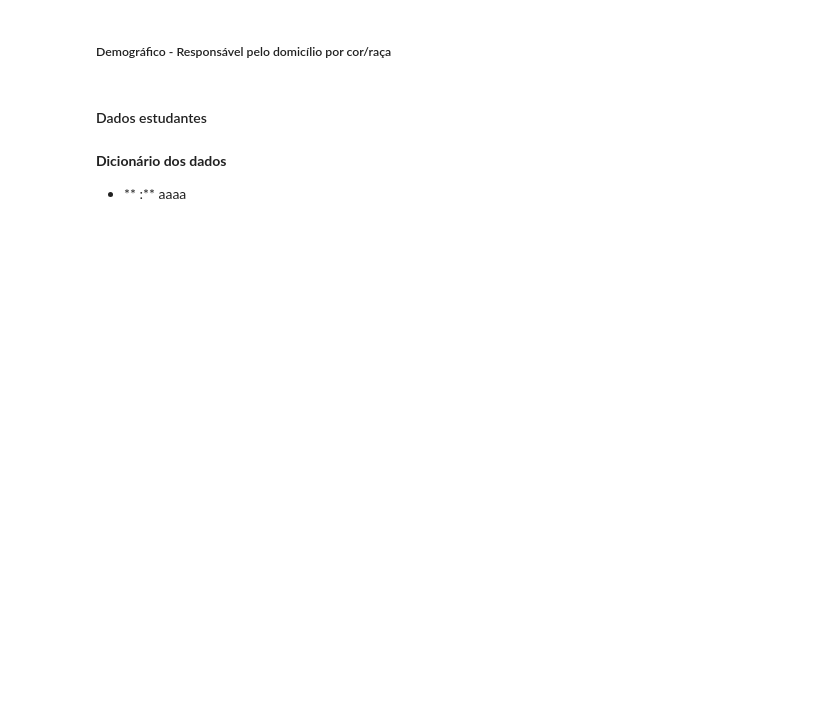
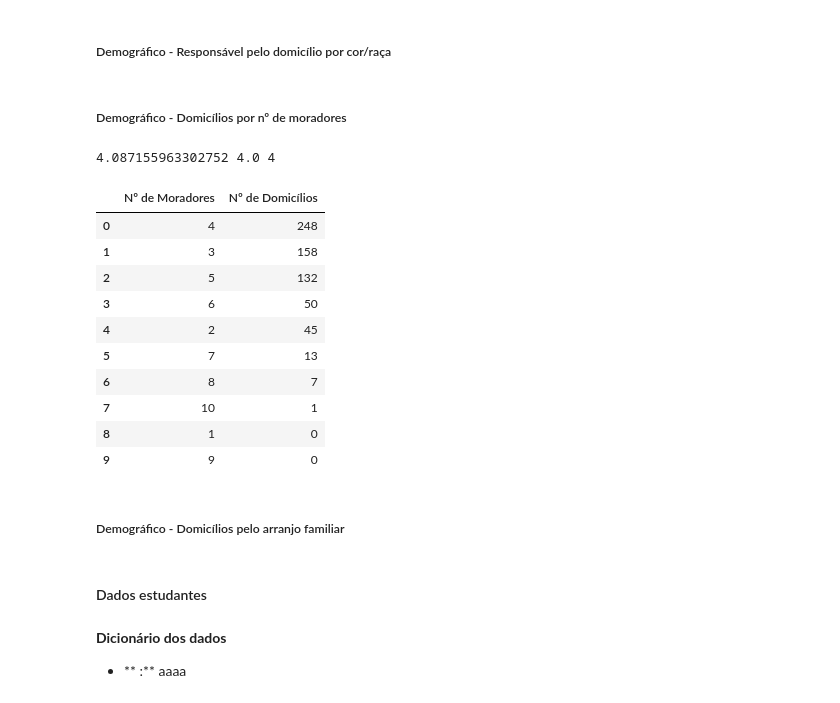
Before and after one commit to afonsosr2/datathon-grupo51, a Jupyter notebook: notebooks/PSE_2020.ipynb, the cells around one changed output. Cells and saved outputs as stored; diff of their text form; code cells hidden in the pictures; blank space fills up the shorter version.

```diff
--- a/notebooks/PSE_2020.ipynb
+++ b/notebooks/PSE_2020.ipynb
@@ -135,2 +147,26 @@ fig.update_xaxes(tickmode='array', tickvals=np.arange(0,400,50))
 
 fig.show()
+# %% [markdown]
+##### Demográfico - Domicílios por nº de moradores
+# %%
+print(dados.V104_max.mean(), dados.V104_max.median(), dados.V104_max.mode()[0])
+# %% [output]
+4.087155963302752 4.0 4
+# %%
+domicilio_n_moradores = dados.V104_max.value_counts().to_frame()
+domicilio_n_moradores.loc["1"], domicilio_n_moradores.loc["9"] = 0, 0
+domicilio_n_moradores = domicilio_n_moradores.reset_index()
+domicilio_n_moradores.columns = ["Nº de Moradores", "Nº de Domicílios"]
+domicilio_n_moradores
+# %% [output]
+|  | Nº de Moradores | Nº de Domicílios |
+| 0 | 4 | 248 |
+| 1 | 3 | 158 |
+| 2 | 5 | 132 |
+| 3 | 6 | 50 |
+| 4 | 2 | 45 |
+| 5 | 7 | 13 |
+| 6 | 8 | 7 |
+| 7 | 10 | 1 |
+| 8 | 1 | 0 |
+| 9 | 9 | 0 |
@@ -136,0 +194,2 @@ fig.show()
+# %% [markdown]
+##### Demográfico - Domicílios pelo arranjo familiar
```
Also changed, not shown: parts of 7 cells of this notebook, 3 other files.
